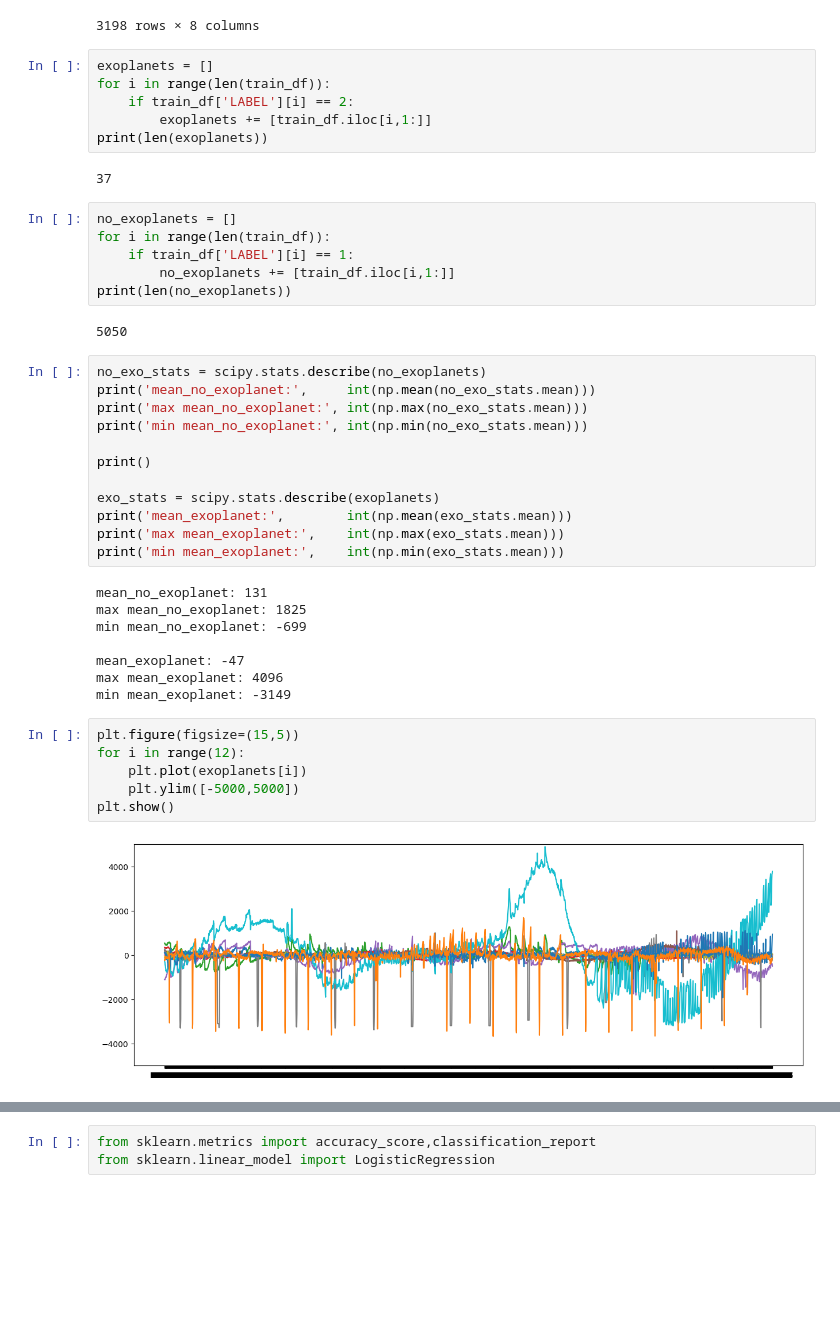
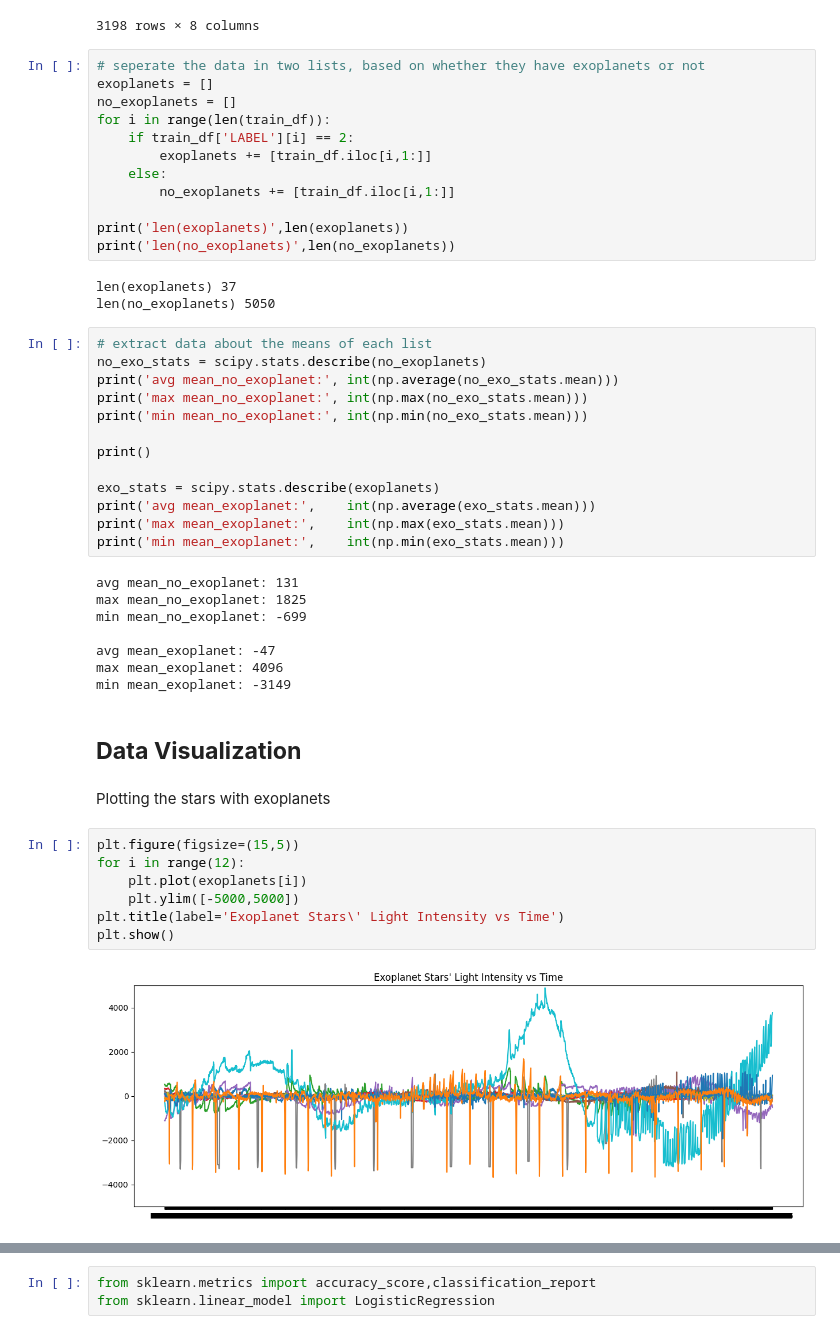
Before and after one commit to alken01/Exoplanet-Hunting, a Jupyter notebook: main.ipynb, the cells around one changed output, grey strips where cells are left out. Drawn from its saved outputs; the diff is of its cells as text; blank space fills up the shorter version.

```diff
--- a/main.ipynb
+++ b/main.ipynb
@@ -40,46 +66,51 @@ train_df.describe().T
 | FLUX.3197 | 5087.0 | -300.536399 | 14459.795577 | -643170.00 | -19.820 | 1.43 | 20.280 | 211302.0 |
 3198 rows × 8 columns
 # %%
+# seperate the data in two lists, based on whether they have exoplanets or not
 exoplanets = []
+no_exoplanets = []
 for i in range(len(train_df)):
     if train_df['LABEL'][i] == 2:
         exoplanets += [train_df.iloc[i,1:]]
-print(len(exoplanets))
+    else:
+        no_exoplanets += [train_df.iloc[i,1:]]
+
+print('len(exoplanets)',len(exoplanets))
+print('len(no_exoplanets)',len(no_exoplanets))
 # %% [output]
-37
+len(exoplanets) 37
+len(no_exoplanets) 5050
-# %%
-no_exoplanets = []
-for i in range(len(train_df)):
-    if train_df['LABEL'][i] == 1:
-        no_exoplanets += [train_df.iloc[i,1:]]
-print(len(no_exoplanets))
-# %% [output]
-5050
 # %%
+# extract data about the means of each list
 no_exo_stats = scipy.stats.describe(no_exoplanets)
-print('mean_no_exoplanet:',     int(np.mean(no_exo_stats.mean)))
+print('avg mean_no_exoplanet:', int(np.average(no_exo_stats.mean)))
 print('max mean_no_exoplanet:', int(np.max(no_exo_stats.mean)))
 print('min mean_no_exoplanet:', int(np.min(no_exo_stats.mean)))
 
 print()
 
 exo_stats = scipy.stats.describe(exoplanets)
-print('mean_exoplanet:',        int(np.mean(exo_stats.mean)))
+print('avg mean_exoplanet:',    int(np.average(exo_stats.mean)))
 print('max mean_exoplanet:',    int(np.max(exo_stats.mean)))
 print('min mean_exoplanet:',    int(np.min(exo_stats.mean)))
 # %% [output]
-mean_no_exoplanet: 131
+avg mean_no_exoplanet: 131
 max mean_no_exoplanet: 1825
 min mean_no_exoplanet: -699
 
-mean_exoplanet: -47
+avg mean_exoplanet: -47
 max mean_exoplanet: 4096
 min mean_exoplanet: -3149
+# %% [markdown]
+## **Data Visualization**
+# %% [markdown]
+Plotting the stars with exoplanets
 # %%
 plt.figure(figsize=(15,5))
 for i in range(12):
     plt.plot(exoplanets[i])
     plt.ylim([-5000,5000])
+plt.title(label='Exoplanet Stars\' Light Intensity vs Time')
 plt.show()
 # %% [output]
-[figure, old version]
+[figure, new version]
```
Also changed, not shown: parts of 13 cells of this notebook.
